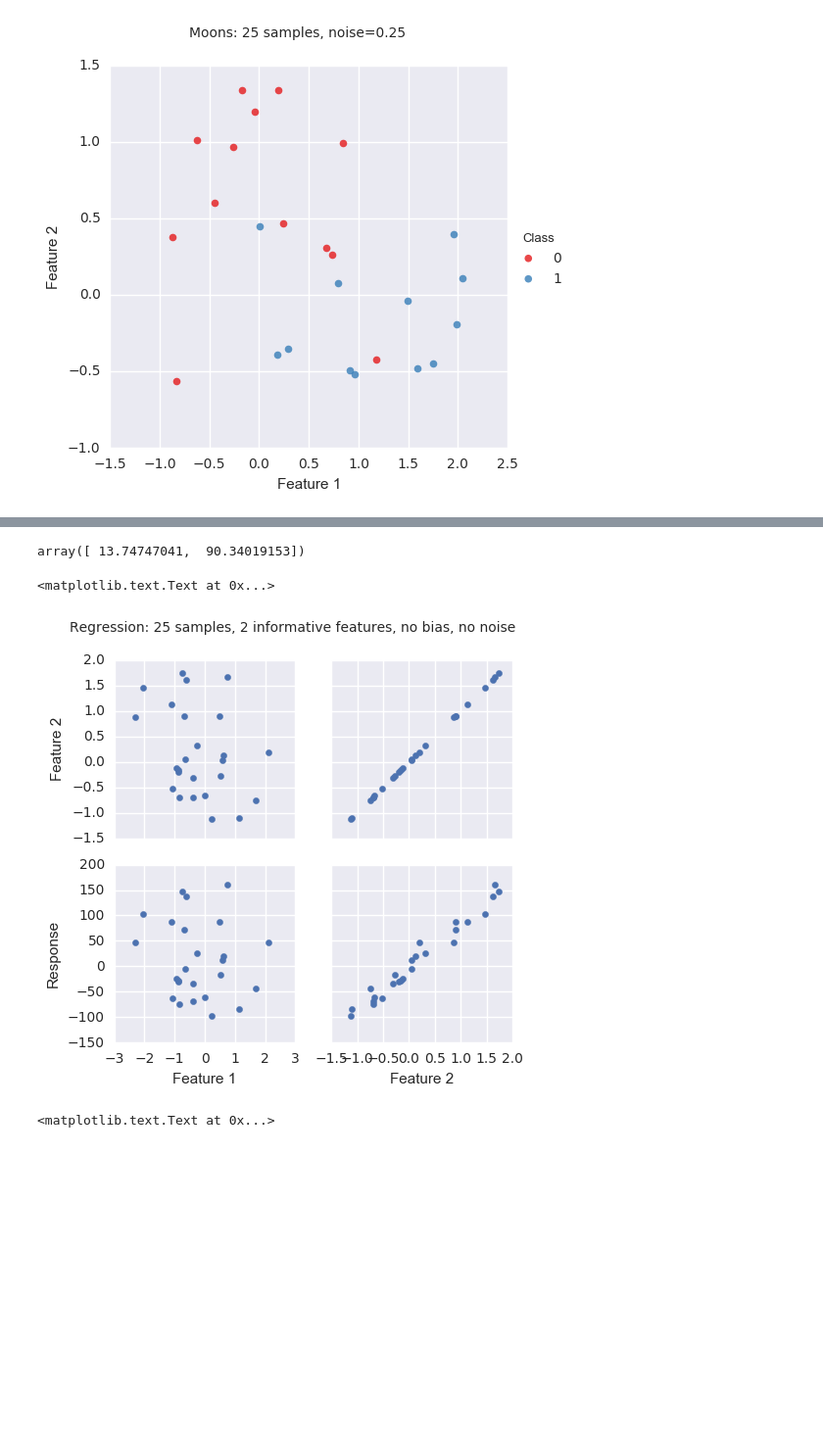
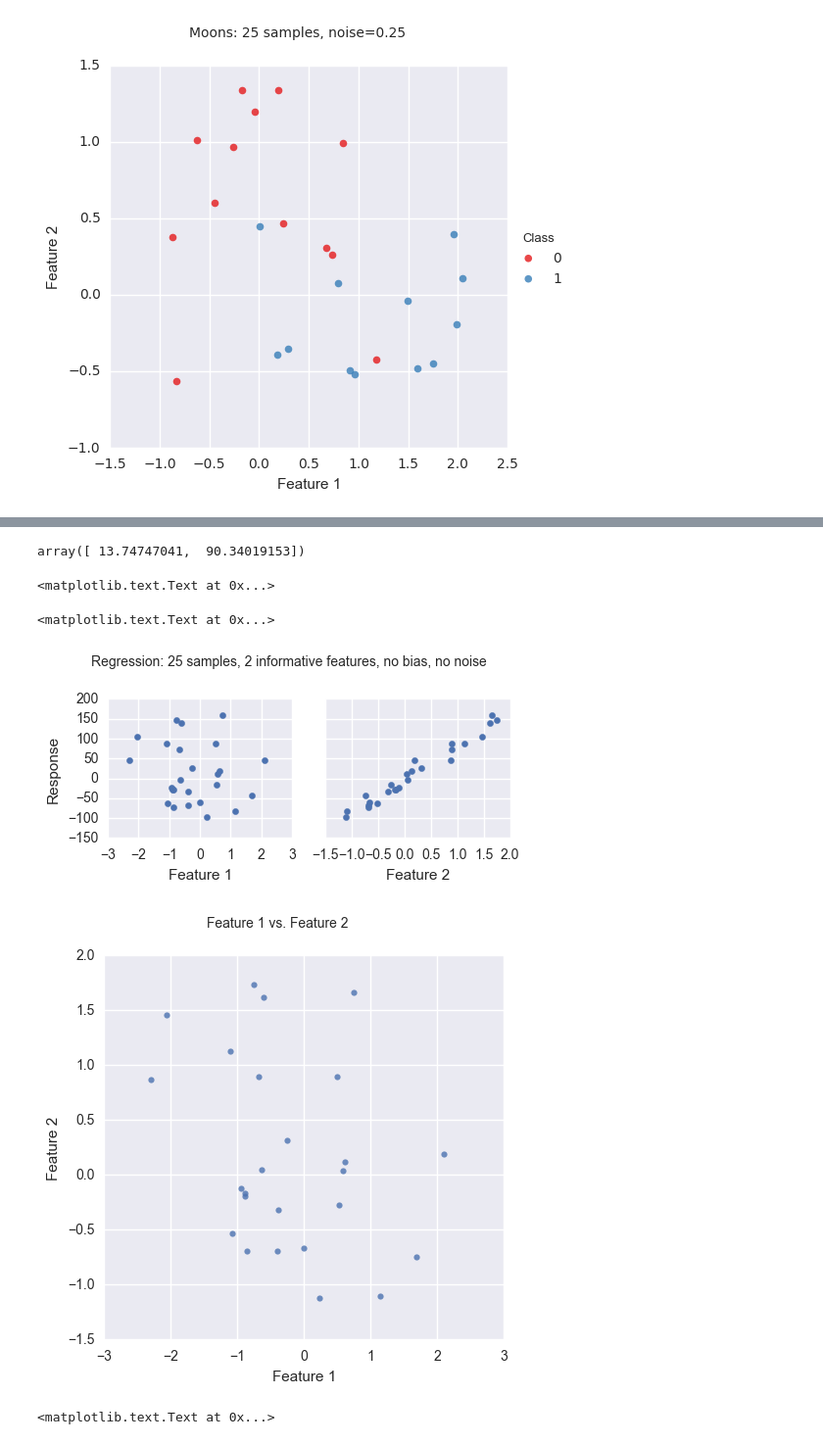
Before and after one commit to niranjv/ml-notes, a Jupyter notebook: Datasets.ipynb, the cells around one changed output, grey strips where cells are left out. Shown: that part at 98% size. Drawn from its saved outputs; the diff is of its cells as text; code cells hidden in the pictures; blank space fills up the shorter version.

```diff
--- a/Datasets.ipynb
+++ b/Datasets.ipynb
@@ -460,36 +461,42 @@ df2 = pd.DataFrame(y)
 df2.columns = ['Response']
 df2 = df2.round(2)
 
 df = pd.concat([df, df2], axis=1)
 df
 
 coef
 
-g = sns.PairGrid(df, palette='Set1', x_vars=['Feature 1', 'Feature 2'], y_vars=['Feature 2', 'Response'])
+g = sns.PairGrid(df, palette='Set1', x_vars=['Feature 1', 'Feature 2'], y_vars=['Response'])
 g = g.map(plt.scatter)
+plt.subplots_adjust(top=0.8)
+g.fig.suptitle('Regression: 25 samples, 2 informative features, no bias, no noise')
+
+g = sns.lmplot(x='Feature 1', y='Feature 2', data=df, fit_reg=False)
 plt.subplots_adjust(top=0.9)
-g.fig.suptitle('Regression: 25 samples, 2 informative features, no bias, no noise')
+g.fig.suptitle('Feature 1 vs. Feature 2')
 # %% [output]
 |  | Feature 1 | Feature 2 | Response |
 | 0 | 0.58 | 0.04 | 11.83 |
 | 1 | -0.76 | 1.74 | 147.16 |
 | 2 | -0.40 | -0.69 | -67.94 |
 | 3 | -2.06 | 1.46 | 103.77 |
 | 4 | 0.23 | -1.12 | -97.72 |
 | 5 | -0.38 | -0.32 | -34.41 |
 | 6 | -0.01 | -0.67 | -60.81 |
 | 7 | 0.53 | -0.27 | -16.91 |
 | 8 | -0.88 | -0.17 | -27.65 |
 | 9 | 2.10 | 0.19 | 46.12 |
 | ... | ... | ... | ... |
 | 20 | -1.10 | 1.13 | 87.30 |
 | 21 | -0.25 | 0.32 | 25.39 |
 | 22 | -0.89 | -0.19 | -29.53 |
 | 23 | 0.50 | 0.90 | 88.36 |
 | 24 | -0.68 | 0.90 | 71.98 |
 array([ 13.74747041,  90.34019153])
 <matplotlib.text.Text at 0x...>
+<matplotlib.text.Text at 0x...>
-[figure, old version]
+[figure, new version]
+[figure, added]
 # %%
 X, y = make_regression(n_samples=25, n_features=3, n_informative=2, random_state=1)
 
```
Also changed, not shown: parts of 4 cells of this notebook, 1 other file.
